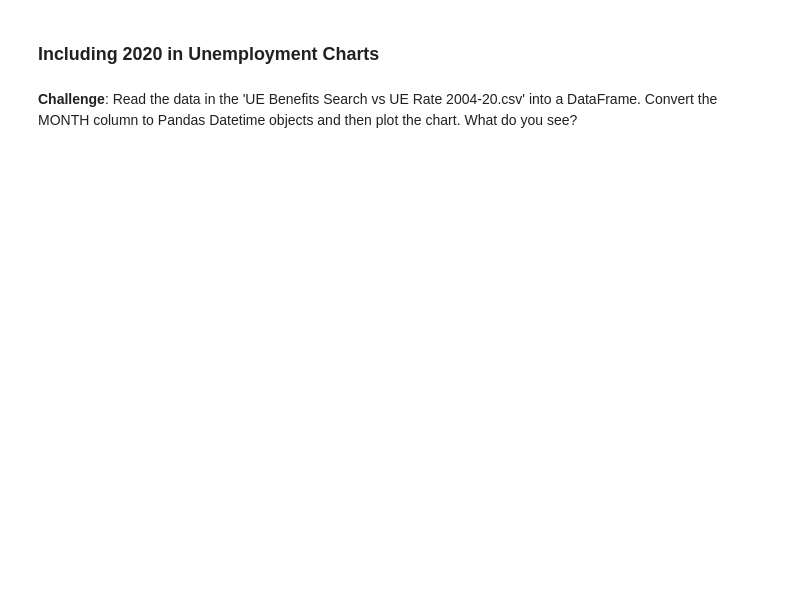
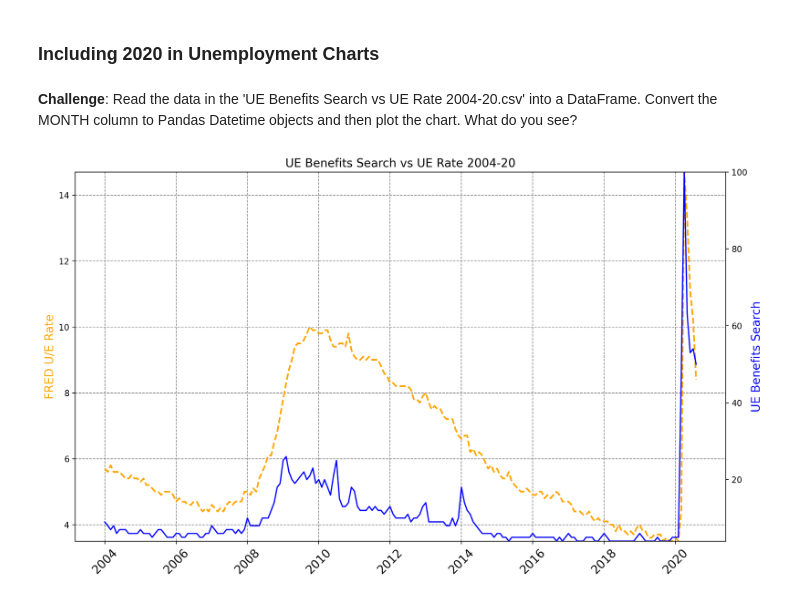
Before and after one commit to anandachanta19/100DaysOfCode, a Jupyter notebook: Google Trends Data/Google Trends and Data Visualisation (start).ipynb, the cells around one changed output. Saved outputs shown, nothing was run; the diff lists cells and outputs as text; code cells hidden in the pictures; blank space fills up the shorter version.

```diff
--- a/Google Trends Data/Google Trends and Data Visualisation (start).ipynb
+++ b/Google Trends Data/Google Trends and Data Visualisation (start).ipynb
@@ -302,3 +372,34 @@ How to add tick formatting for dates on the x-axis.
 ### Including 2020 in Unemployment Charts
 # %% [markdown]
 **Challenge**: Read the data in the 'UE Benefits Search vs UE Rate 2004-20.csv' into a DataFrame. Convert the MONTH column to Pandas Datetime objects and then plot the chart. What do you see?
+# %%
+# Reading the new updated data
+data = pd.read_csv("UE Benefits Search vs UE Rate 2004-20.csv")
+# %%
+# Converting Time module into Datetime
+data.MONTH = pd.to_datetime(data.MONTH)
+# %%
+plt.figure(figsize=(14, 8), dpi=200)
+plt.title("UE Benefits Search vs UE Rate 2004-20", fontsize=14)
+
+plt.xticks(fontsize=14, rotation=45)
+plt.xticks(fontsize=14)
+
+
+ax1 = plt.gca()
+ax2 = ax1.twinx()
+
+ax1.set_ylabel("FRED U/E Rate", fontsize=14, color='orange')
+ax2.set_ylabel("UE Benefits Search", fontsize=14, color='blue')
+
+ax1.set_ylim([data["UNRATE"].min(), data["UNRATE"].max()])
+ax2.set_ylim([data["UE_BENEFITS_WEB_SEARCH"].min(), data["UE_BENEFITS_WEB_SEARCH"].max()])
+
+ax1.plot(data.MONTH, data.UNRATE, linewidth=2, linestyle="--", color='orange')
+ax2.plot(data.MONTH, data.UE_BENEFITS_WEB_SEARCH, color='blue')
+
+ax1.grid(color='grey', linestyle='--')
+
+plt.show()
+# %% [output]
+[figure, added]
```
Also changed, not shown: parts of 3 cells of this notebook.
